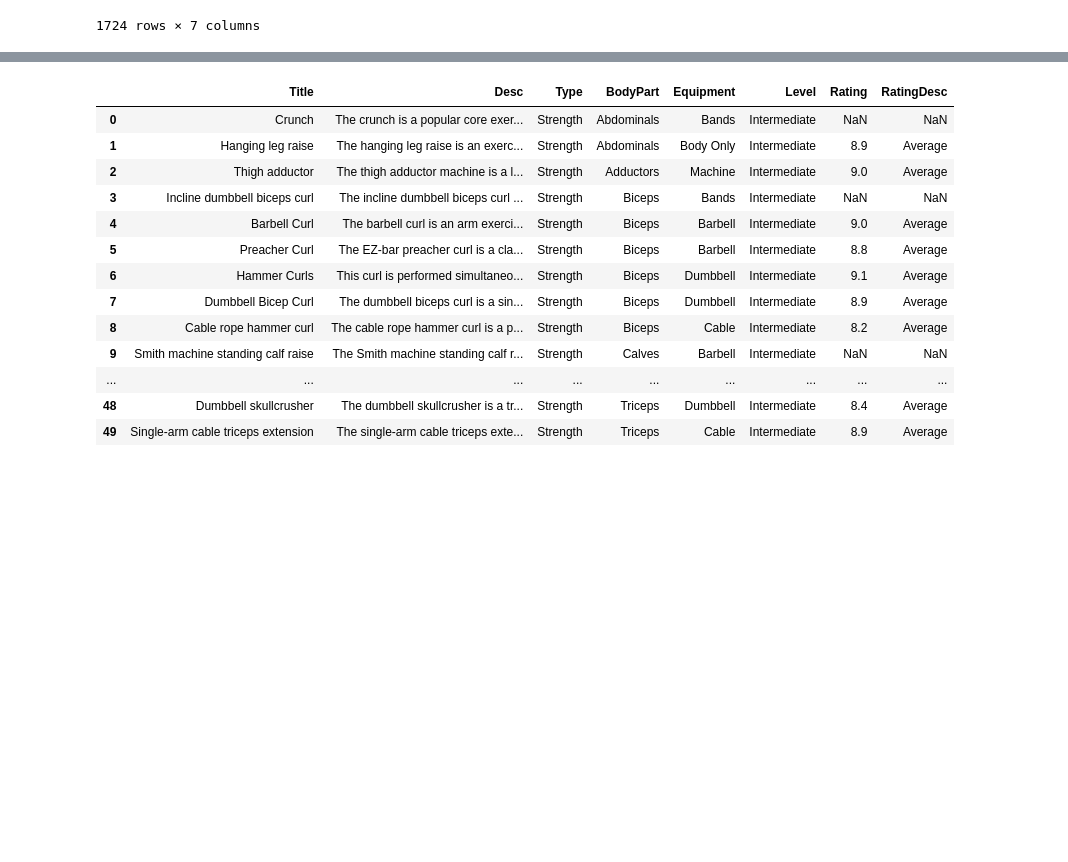
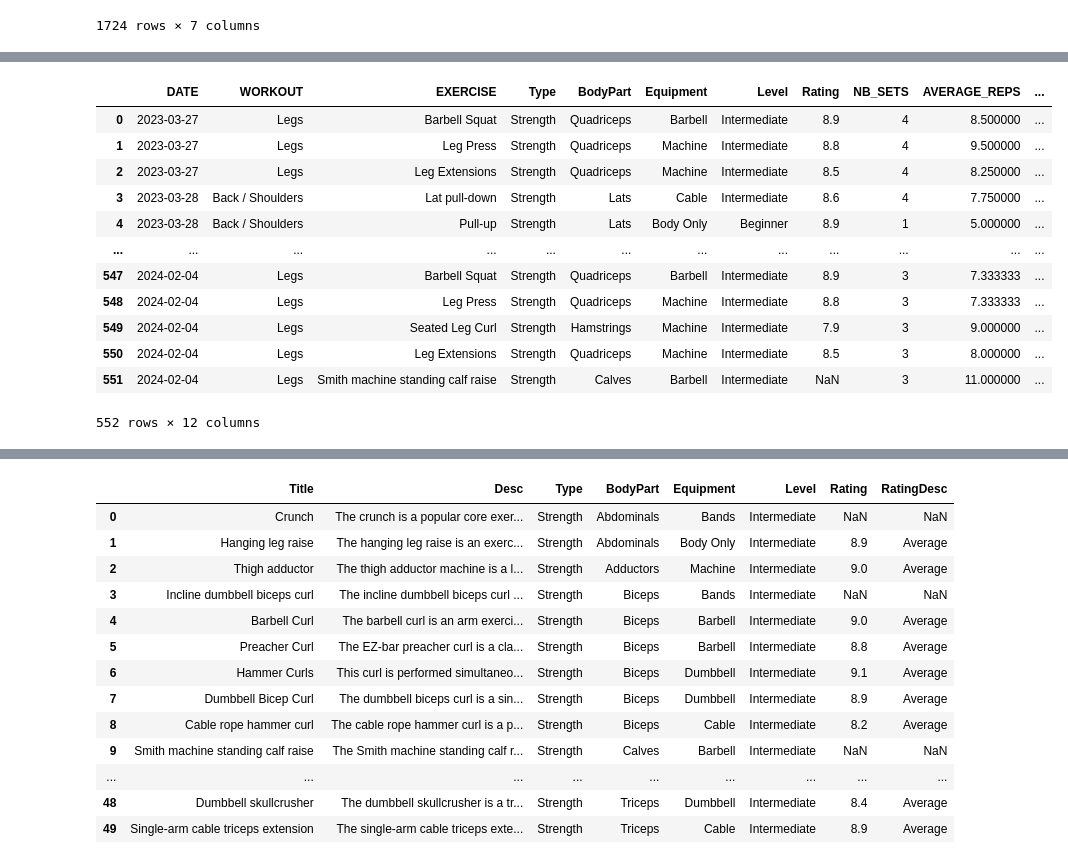
Before and after one commit to gabgrge/mlops-workout, a Jupyter notebook: notebooks/data-loading.ipynb, the cells around one changed output, grey strips where cells are left out. Drawn from its saved outputs; the diff is of its cells as text; code cells hidden in the pictures; blank space fills up the shorter version.

```diff
--- a/notebooks/data-loading.ipynb
+++ b/notebooks/data-loading.ipynb
@@ -21,0 +38,17 @@ workout_data
+# %%
+workout_day_exercises = pd.read_csv('../data/current/workout_day_exercises.csv')
+workout_day_exercises
+# %% [output]
+|  | DATE | WORKOUT | EXERCISE | Type | BodyPart | Equipment | Level | Rating | NB_SETS | AVERAGE_REPS | ... |
+| 0 | 2023-03-27 | Legs | Barbell Squat | Strength | Quadriceps | Barbell | Intermediate | 8.9 | 4 | 8.500000 | ... |
+| 1 | 2023-03-27 | Legs | Leg Press | Strength | Quadriceps | Machine | Intermediate | 8.8 | 4 | 9.500000 | ... |
+| 2 | 2023-03-27 | Legs | Leg Extensions | Strength | Quadriceps | Machine | Intermediate | 8.5 | 4 | 8.250000 | ... |
+| 3 | 2023-03-28 | Back / Shoulders | Lat pull-down | Strength | Lats | Cable | Intermediate | 8.6 | 4 | 7.750000 | ... |
+| 4 | 2023-03-28 | Back / Shoulders | Pull-up | Strength | Lats | Body Only | Beginner | 8.9 | 1 | 5.000000 | ... |
+| ... | ... | ... | ... | ... | ... | ... | ... | ... | ... | ... | ... |
+| 547 | 2024-02-04 | Legs | Barbell Squat | Strength | Quadriceps | Barbell | Intermediate | 8.9 | 3 | 7.333333 | ... |
+| 548 | 2024-02-04 | Legs | Leg Press | Strength | Quadriceps | Machine | Intermediate | 8.8 | 3 | 7.333333 | ... |
+| 549 | 2024-02-04 | Legs | Seated Leg Curl | Strength | Hamstrings | Machine | Intermediate | 7.9 | 3 | 9.000000 | ... |
+| 550 | 2024-02-04 | Legs | Leg Extensions | Strength | Quadriceps | Machine | Intermediate | 8.5 | 3 | 8.000000 | ... |
+| 551 | 2024-02-04 | Legs | Smith machine standing calf raise | Strength | Calves | Barbell | Intermediate | NaN | 3 | 11.000000 | ... |
+552 rows × 12 columns
```
Also changed, not shown: parts of 9 cells of this notebook, 2 other files.
